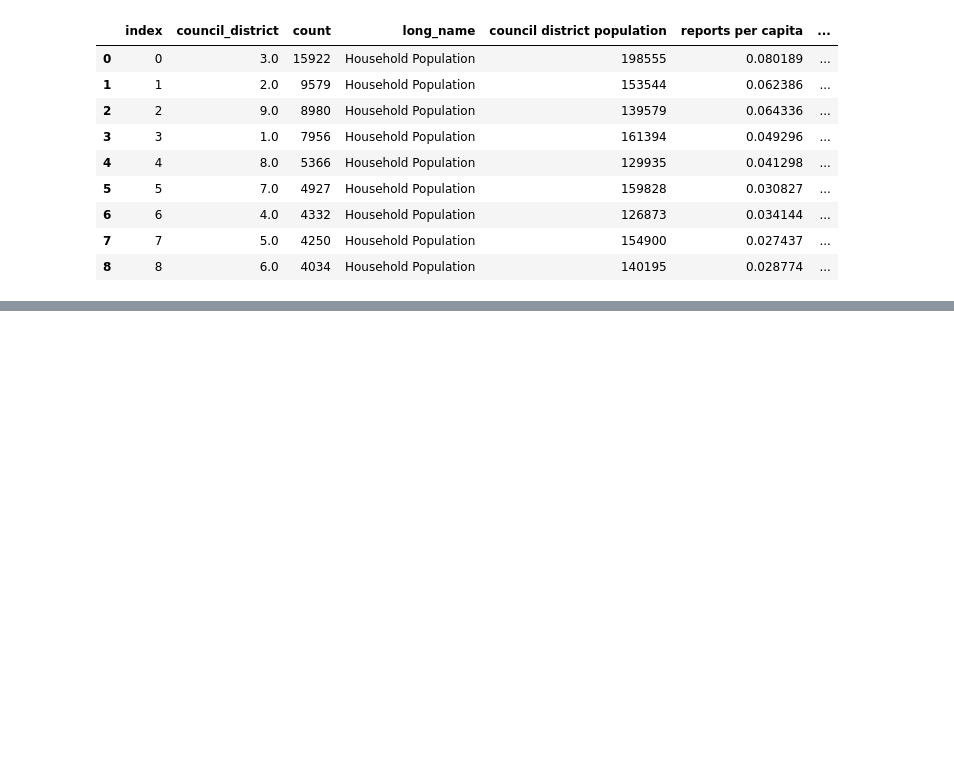
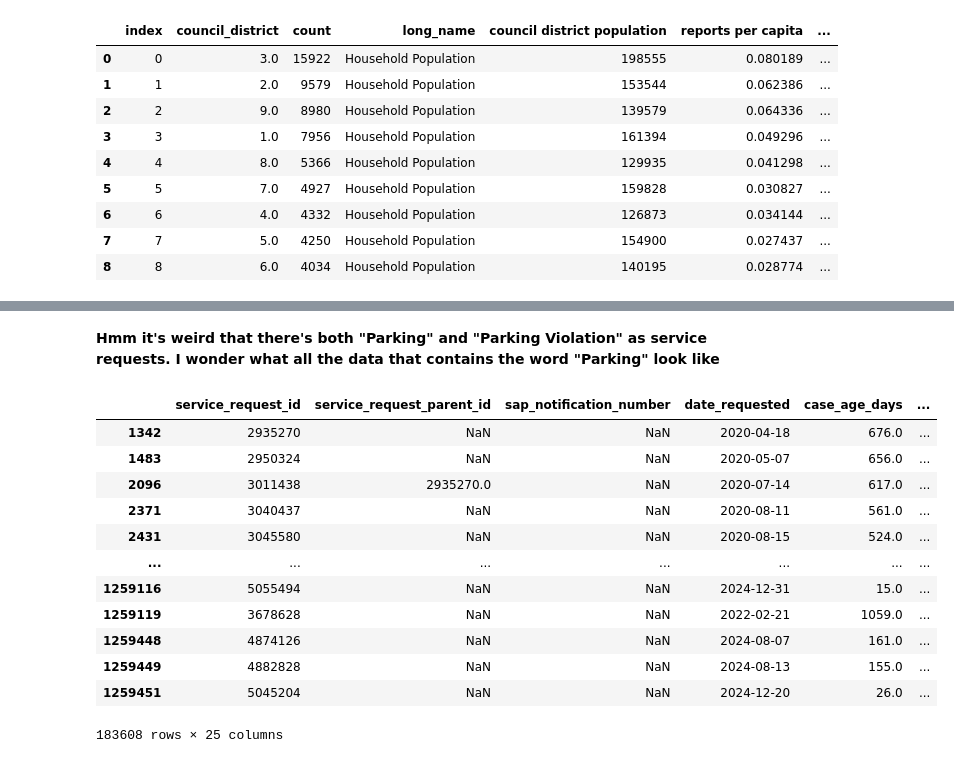
Before and after one commit to cohaya/311-data-chikodi, a Jupyter notebook: San Diego.ipynb, the cells around one changed output, grey strips where cells are left out. Cells and saved outputs as stored; diff of their text form; code cells hidden in the pictures; blank space fills up the shorter version.

Commit message:
New request data (open and closed)

```diff
--- a/San Diego.ipynb
+++ b/San Diego.ipynb
@@ -419,0 +468,2 @@ alt.Chart(merged_districts).mark_circle().encode(
+# %%
+newdata = pd.read_csv('/Users/theresaohaya/Downloads/newdatasd.csv')
@@ -419,0 +524,4 @@ alt.Chart(merged_districts).mark_circle().encode(
+# %%
+newdata['date_requested'] = pd.to_datetime(newdata['date_requested'], format='mixed').dt.date
+# %%
+newdata['year'] = pd.to_datetime(newdata['date_requested']).dt.year
@@ -419,0 +566,20 @@ alt.Chart(merged_districts).mark_circle().encode(
+# %% [markdown]
+**Hmm it's weird that there's both "Parking" and "Parking Violation" as service requests. I wonder what all the data that contains the word "Parking" look like**
+# %%
+parking = newdata[newdata['service_name'].str.contains('Parking', case=False, na=False)]
+# %%
+parking
+# %% [output]
+|  | service_request_id | service_request_parent_id | sap_notification_number | date_requested | case_age_days | ... |
+| 1342 | 2935270 | NaN | NaN | 2020-04-18 | 676.0 | ... |
+| 1483 | 2950324 | NaN | NaN | 2020-05-07 | 656.0 | ... |
+| 2096 | 3011438 | 2935270.0 | NaN | 2020-07-14 | 617.0 | ... |
+| 2371 | 3040437 | NaN | NaN | 2020-08-11 | 561.0 | ... |
+| 2431 | 3045580 | NaN | NaN | 2020-08-15 | 524.0 | ... |
+| ... | ... | ... | ... | ... | ... | ... |
+| 1259116 | 5055494 | NaN | NaN | 2024-12-31 | 15.0 | ... |
+| 1259119 | 3678628 | NaN | NaN | 2022-02-21 | 1059.0 | ... |
+| 1259448 | 4874126 | NaN | NaN | 2024-08-07 | 161.0 | ... |
+| 1259449 | 4882828 | NaN | NaN | 2024-08-13 | 155.0 | ... |
+| 1259451 | 5045204 | NaN | NaN | 2024-12-20 | 26.0 | ... |
+183608 rows × 25 columns
```
Also changed, not shown: parts of 49 cells of this notebook.
